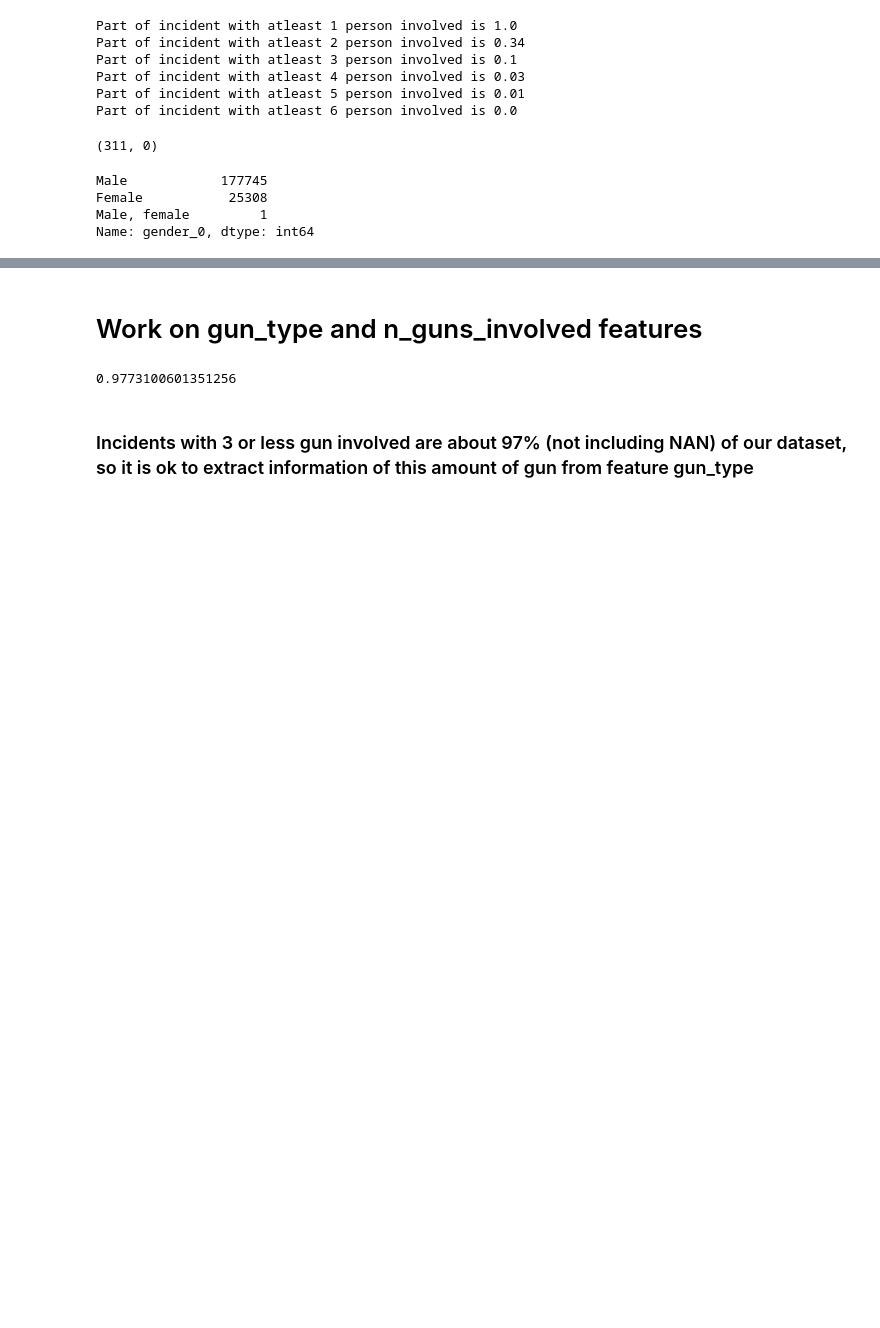
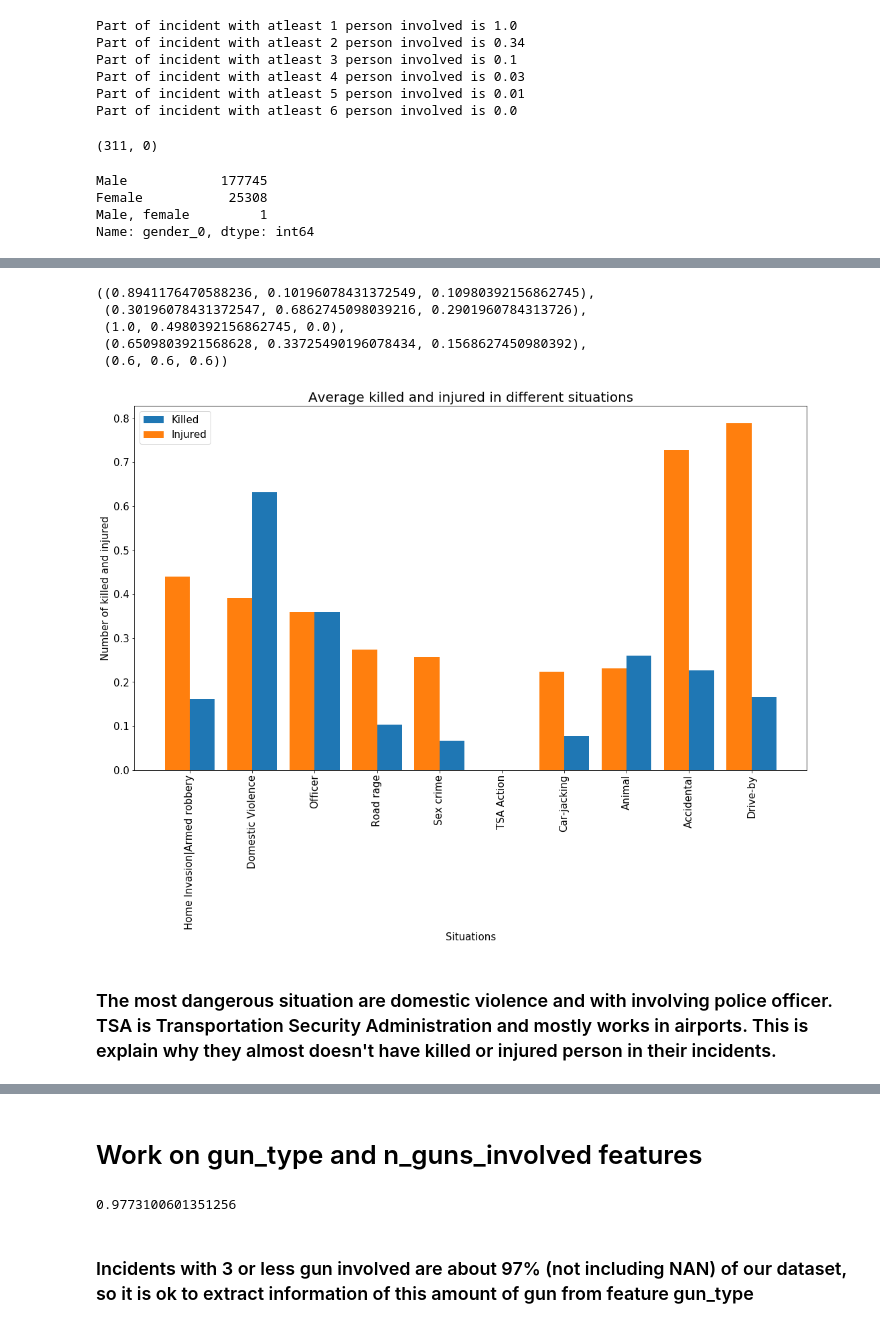
Before and after one commit to belkasanek/eda-gun-violence, a Jupyter notebook: gun_violence_eda.ipynb, the cells around one changed output, grey strips where cells are left out. Cells and saved outputs as stored; diff of their text form; code cells hidden in the pictures; blank space fills up the shorter version.

```diff
--- a/gun_violence_eda.ipynb
+++ b/gun_violence_eda.ipynb
@@ -330,0 +354,8 @@ for person_number in range(n_people):
+# %%
+col[0:10: 2]
+# %% [output]
+((0.8941176470588236, 0.10196078431372549, 0.10980392156862745),
+ (0.30196078431372547, 0.6862745098039216, 0.2901960784313726),
+ (1.0, 0.4980392156862745, 0.0),
+ (0.6509803921568628, 0.33725490196078434, 0.1568627450980392),
+ (0.6, 0.6, 0.6))
@@ -330,0 +369,15 @@ for person_number in range(n_people):
+# %%
+plt.figure(figsize=(18, 10))
+plt.bar(np.arange(len(description)) + 0.2, value_k, width=0.4, label='Killed', tick_label=description)
+plt.bar(np.arange(len(description)) - 0.2, value_i, width=0.4, label='Injured')
+
+plt.legend(fontsize=15)
+plt.title('Average killed and injured in different situations', fontdict={'fontsize' : 20})
+plt.xticks(np.arange(len(description)), rotation=90, fontsize=15)
+plt.yticks(fontsize=15)
+plt.xlabel('Situations', fontsize=15)
+plt.ylabel('Number of killed and injured', fontsize=15);
+# %% [output]
+[figure, added]
+# %% [markdown]
+### The most dangerous situation are domestic violence and with involving police officer. TSA is Transportation Security Administration and mostly works in airports. This is explain why they almost doesn't have killed or injured person in their incidents.
```
Also changed, not shown: parts of 30 cells of this notebook.
